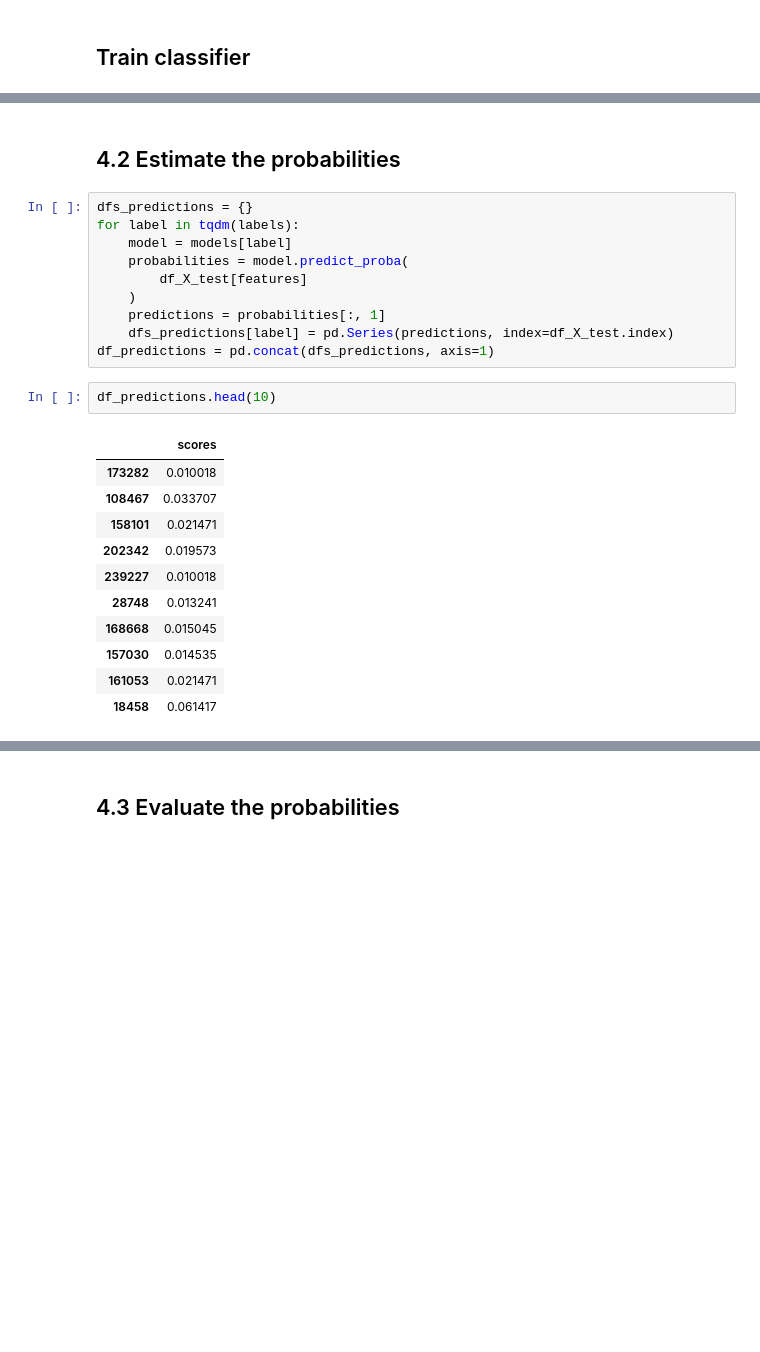
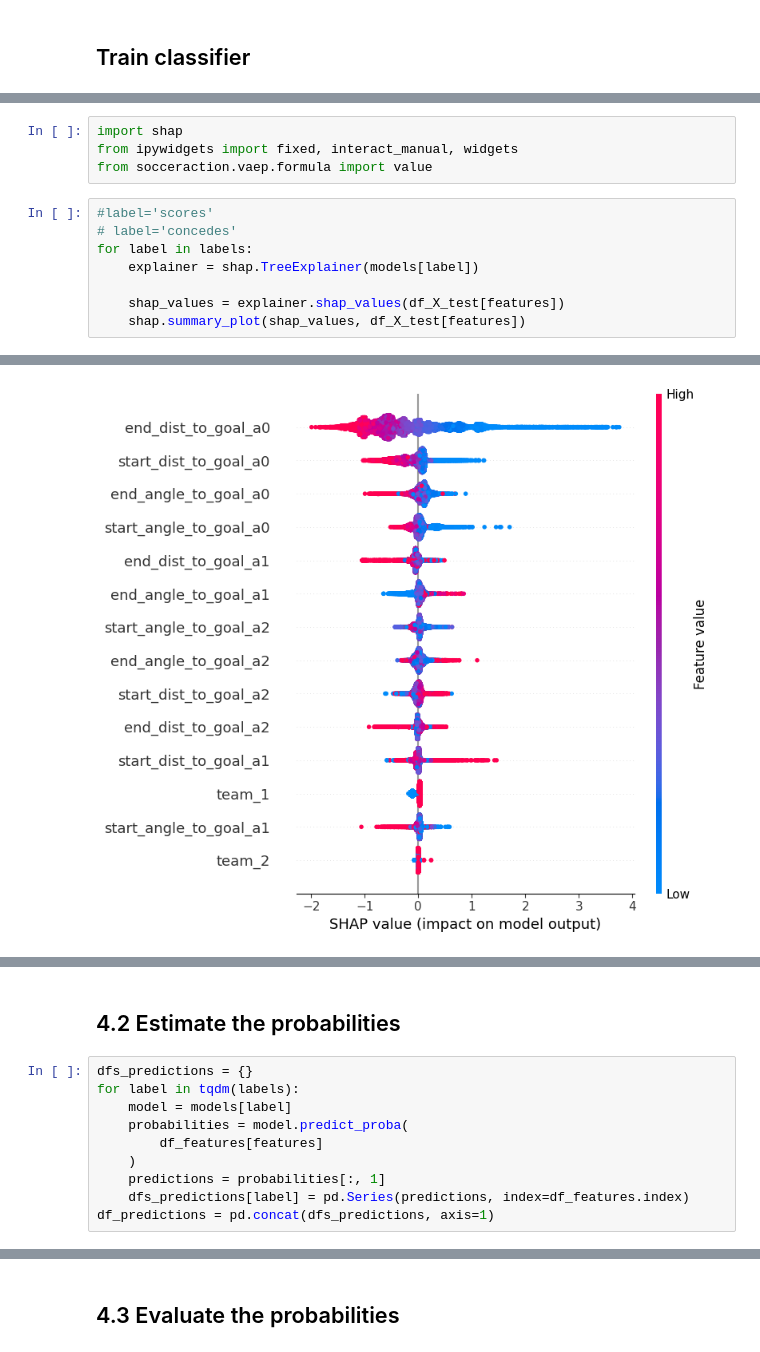
Before and after one commit to sotoblanco/FriendsOfTracking, a Jupyter notebook: notebooks/VAEP_3.ipynb, the cells around one changed output, grey strips where cells are left out. Drawn from its saved outputs; the diff is of its cells as text; blank space fills up the shorter version.

```diff
--- a/notebooks/VAEP_3.ipynb
+++ b/notebooks/VAEP_3.ipynb
@@ -274,0 +419,13 @@ Wall time: 432 ms
+# %%
+import shap
+from ipywidgets import fixed, interact_manual, widgets
+from socceraction.vaep.formula import value
+# %%
+#label='scores'
+# label='concedes'
+for label in labels:
+    explainer = shap.TreeExplainer(models[label])
+
+    shap_values = explainer.shap_values(df_X_test[features])
+    shap.summary_plot(shap_values, df_X_test[features])
+# %% [output]
@@ -274,0 +433 @@ Wall time: 432 ms
+[figure, added]
@@ -279,22 +440,8 @@ dfs_predictions = {}
 for label in tqdm(labels):
     model = models[label]
     probabilities = model.predict_proba(
-        df_X_test[features]
+        df_features[features]
     )
     predictions = probabilities[:, 1]
-    dfs_predictions[label] = pd.Series(predictions, index=df_X_test.index)
+    dfs_predictions[label] = pd.Series(predictions, index=df_features.index)
 df_predictions = pd.concat(dfs_predictions, axis=1)
-# %%
-df_predictions.head(10)
-# %% [output]
-|  | scores |
-| 173282 | 0.010018 |
-| 108467 | 0.033707 |
-| 158101 | 0.021471 |
-| 202342 | 0.019573 |
-| 239227 | 0.010018 |
-| 28748 | 0.013241 |
-| 168668 | 0.015045 |
-| 157030 | 0.014535 |
-| 161053 | 0.021471 |
-| 18458 | 0.061417 |
```
Also changed, not shown: parts of 63 cells of this notebook, 7 other files.
